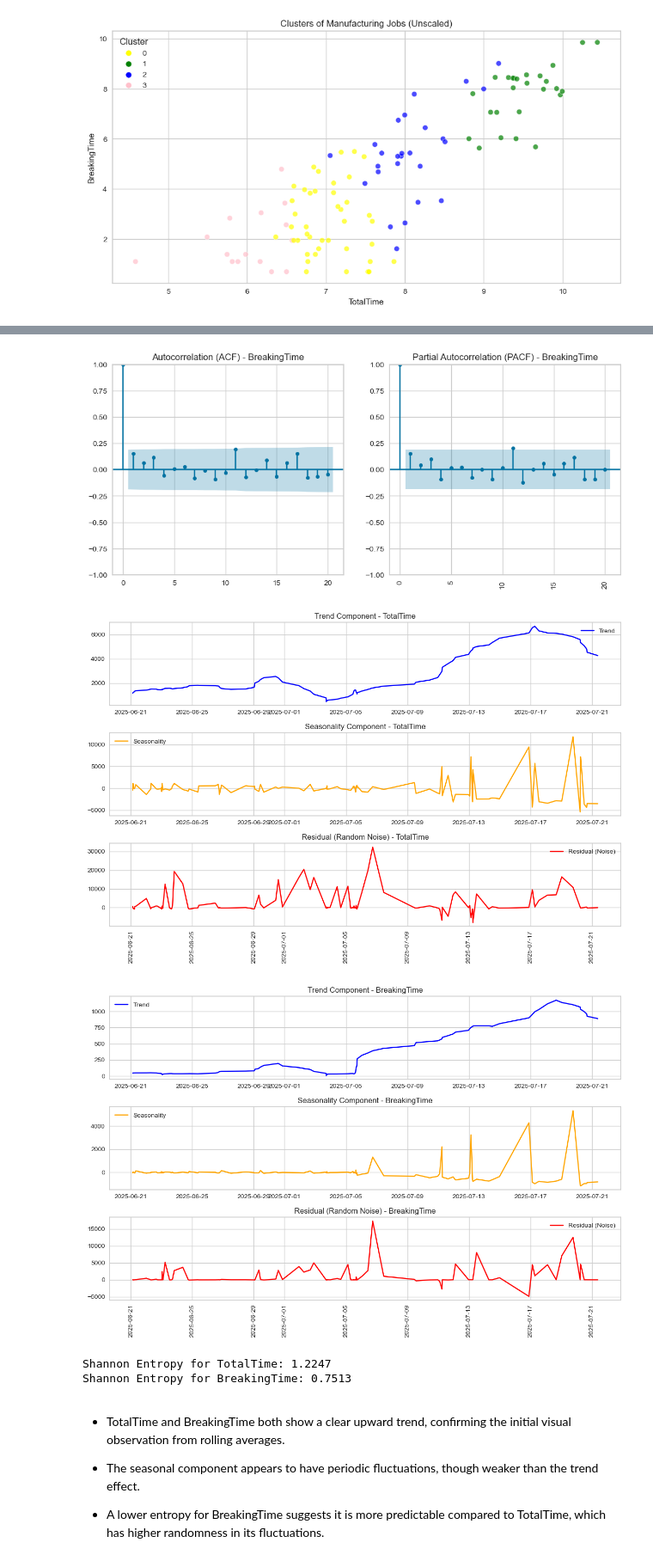
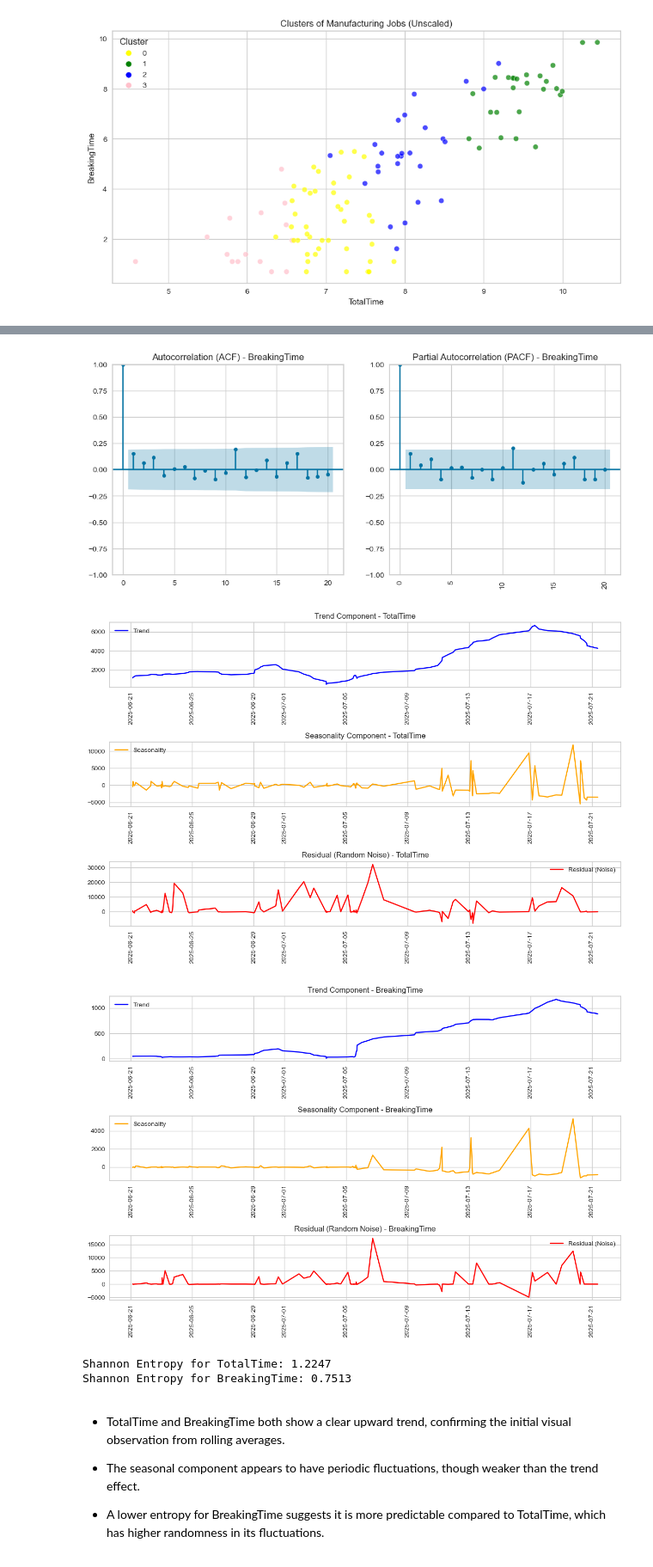
Before and after one commit to Scientialibera/ds4m_2, a Jupyter notebook: notebooks/orchestration.ipynb, the cells around one changed output, grey strips where cells are left out. Shown at 86% size. Drawn from its saved outputs; the diff is of its cells as text; code cells hidden in the pictures.

```diff
--- a/notebooks/orchestration.ipynb
+++ b/notebooks/orchestration.ipynb
@@ -694,36 +700,36 @@ def decompose_seasonality(df, column, period=7):
     axes[1].set_title(f"Seasonality Component - {column}")
     axes[2].set_title(f"Residual (Random Noise) - {column}")
 
 
     for ax in axes:
         ax.legend()
         ax.grid(True)
+        ax.tick_params(axis="x", rotation=90)
 
-    plt.xticks(rotation=90)
     plt.tight_layout()
     plt.show()
 
 
 # Execute STL decomposition for movement columns
 for col in movement_columns:
     decompose_seasonality(df_sorted, col)
 
 
 # Shannon Entropy Calculation, this measures the uncertainty in a distribution, aka randmoness
 def calculate_entropy(df, column, bins=10):
     hist, _ = np.histogram(df[column].dropna(), bins=bins, density=True)
     ent = entropy(hist)
     print(f"Shannon Entropy for {column}: {ent:.4f}")
 
 
 # Compute entropy for movement columns
 for col in movement_columns:
     calculate_entropy(df_sorted, col)
 # %% [output]
 [figure]
 [figure]
-[figure, old version]
+[figure, new version]
-[figure, old version]
+[figure, new version]
 Shannon Entropy for TotalTime: 1.2247
 Shannon Entropy for BreakingTime: 0.7513
 # %% [markdown]
```
Also changed, not shown: parts of 7 cells of this notebook.
